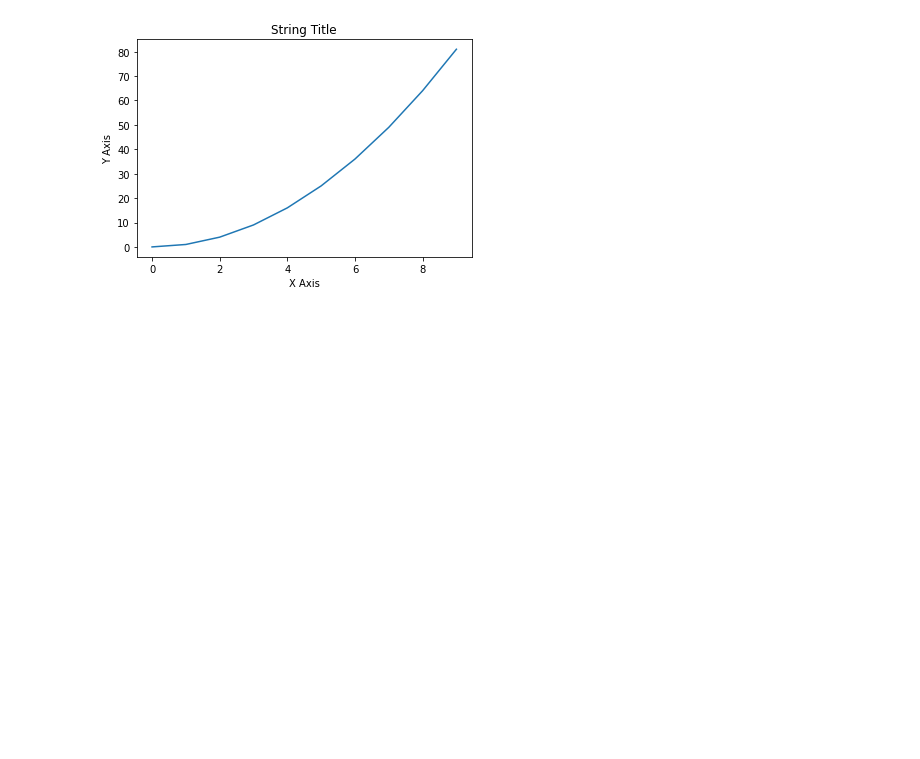
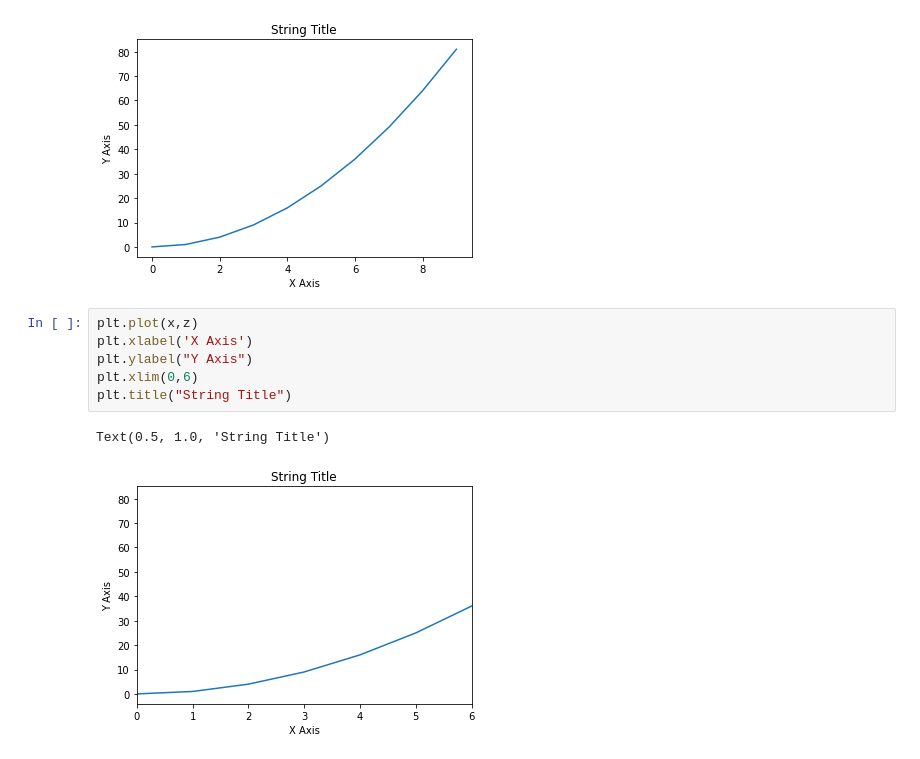
Before and after one commit to Ertugrul-Kurubal/Data-Visualization-With-Python, a Jupyter notebook: Matplotlib Basics Hand On.ipynb, the cells around one changed output. Cells and saved outputs as stored; diff of their text form; blank space fills up the shorter version.

```diff
--- a/Matplotlib Basics Hand On.ipynb
+++ b/Matplotlib Basics Hand On.ipynb
@@ -41,3 +41,12 @@ plt.title("String Title")
 plt.show()
 # %% [output]
 [figure]
+# %%
+plt.plot(x,z)
+plt.xlabel('X Axis')
+plt.ylabel("Y Axis")
+plt.xlim(0,6)
+plt.title("String Title")
+# %% [output]
+Text(0.5, 1.0, 'String Title')
+[figure, added]
```
Also changed, not shown: parts of 3 cells of this notebook, 1 other file.
